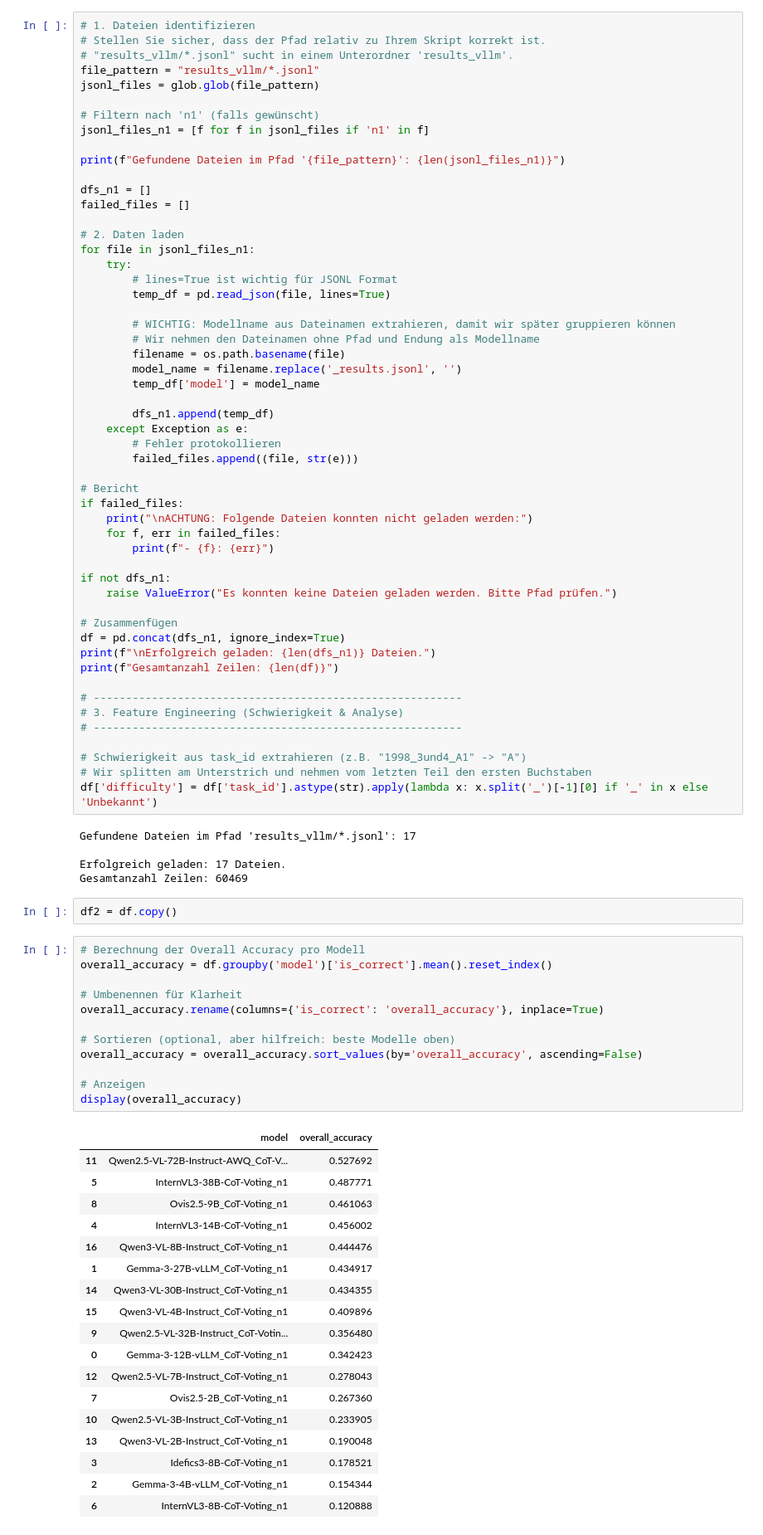
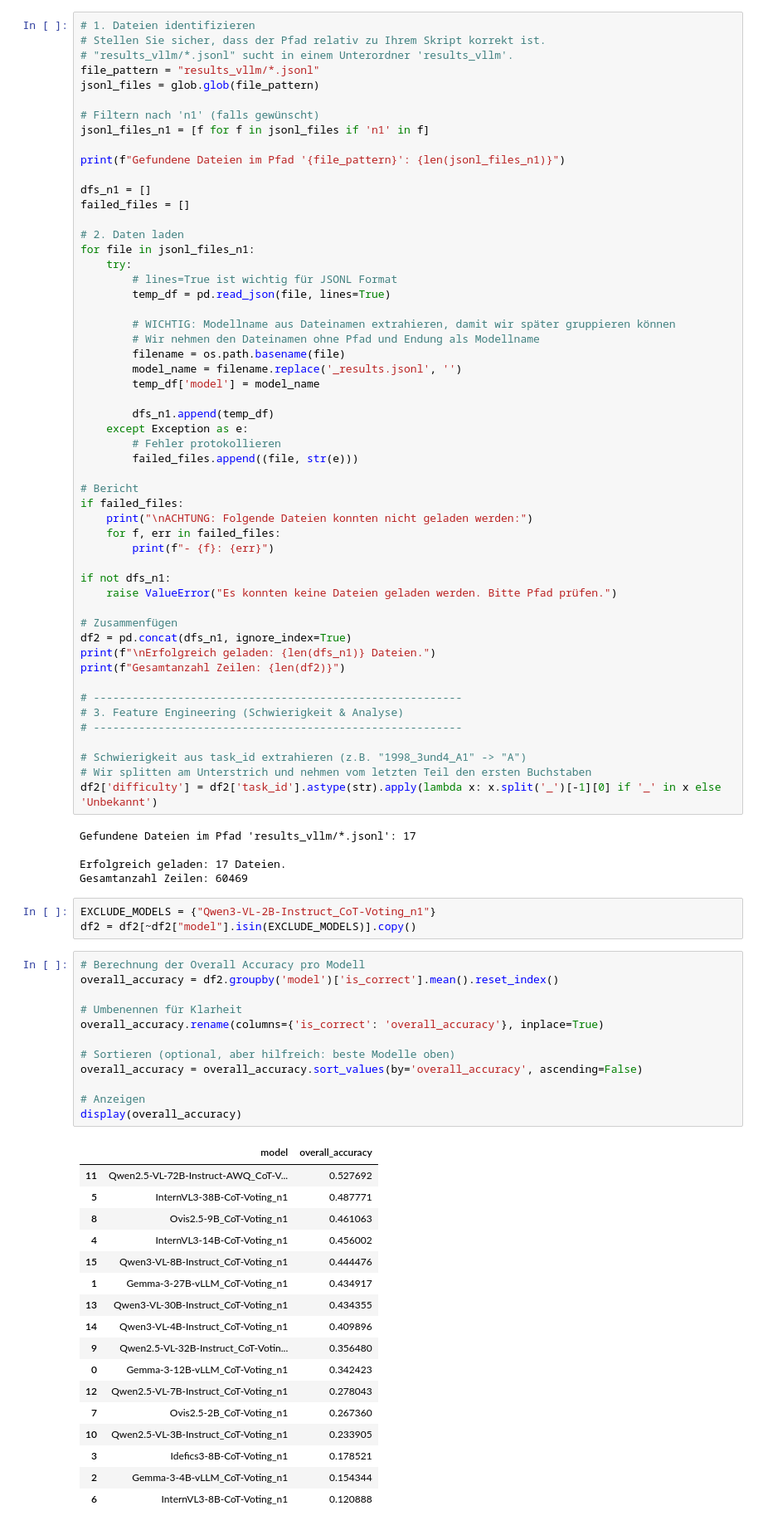
Before and after one commit to hugson-d/studienarbeit_vlm_dfki, a Jupyter notebook: eval_results.ipynb, the cells around one changed output. Shown at 83% size. Cells and saved outputs as stored; diff of their text form.

```diff
--- a/eval_results.ipynb
+++ b/eval_results.ipynb
@@ -972,9 +940,9 @@ if not dfs_n1:
     raise ValueError("Es konnten keine Dateien geladen werden. Bitte Pfad prüfen.")
 
 # Zusammenfügen
-df = pd.concat(dfs_n1, ignore_index=True)
+df2 = pd.concat(dfs_n1, ignore_index=True)
 print(f"\nErfolgreich geladen: {len(dfs_n1)} Dateien.")
-print(f"Gesamtanzahl Zeilen: {len(df)}")
+print(f"Gesamtanzahl Zeilen: {len(df2)}")
 
 # ---------------------------------------------------------
 # 3. Feature Engineering (Schwierigkeit & Analyse)
@@ -982,42 +950,42 @@ print(f"Gesamtanzahl Zeilen: {len(df)}")
 
 # Schwierigkeit aus task_id extrahieren (z.B. "1998_3und4_A1" -> "A")
 # Wir splitten am Unterstrich und nehmen vom letzten Teil den ersten Buchstaben
-df['difficulty'] = df['task_id'].astype(str).apply(lambda x: x.split('_')[-1][0] if '_' in x else 'Unbekannt')
+df2['difficulty'] = df2['task_id'].astype(str).apply(lambda x: x.split('_')[-1][0] if '_' in x else 'Unbekannt')
 # %% [output]
 Gefundene Dateien im Pfad 'results_vllm/*.jsonl': 17
 
 Erfolgreich geladen: 17 Dateien.
 Gesamtanzahl Zeilen: 60469
-# %%
-df2 = df.copy()
+# %%
+EXCLUDE_MODELS = {"Qwen3-VL-2B-Instruct_CoT-Voting_n1"}
+df2 = df2[~df2["model"].isin(EXCLUDE_MODELS)].copy()
 # %%
 # Berechnung der Overall Accuracy pro Modell
-overall_accuracy = df.groupby('model')['is_correct'].mean().reset_index()
+overall_accuracy = df2.groupby('model')['is_correct'].mean().reset_index()
 
 # Umbenennen für Klarheit
 overall_accuracy.rename(columns={'is_correct': 'overall_accuracy'}, inplace=True)
 
 # Sortieren (optional, aber hilfreich: beste Modelle oben)
 overall_accuracy = overall_accuracy.sort_values(by='overall_accuracy', ascending=False)
 
 # Anzeigen
 display(overall_accuracy)
 # %% [output]
 |  | model | overall_accuracy |
 | 11 | Qwen2.5-VL-72B-Instruct-AWQ_CoT-V... | 0.527692 |
 | 5 | InternVL3-38B-CoT-Voting_n1 | 0.487771 |
 | 8 | Ovis2.5-9B_CoT-Voting_n1 | 0.461063 |
 | 4 | InternVL3-14B-CoT-Voting_n1 | 0.456002 |
-| 16 | Qwen3-VL-8B-Instruct_CoT-Voting_n1 | 0.444476 |
+| 15 | Qwen3-VL-8B-Instruct_CoT-Voting_n1 | 0.444476 |
 | 1 | Gemma-3-27B-vLLM_CoT-Voting_n1 | 0.434917 |
-| 14 | Qwen3-VL-30B-Instruct_CoT-Voting_n1 | 0.434355 |
-| 15 | Qwen3-VL-4B-Instruct_CoT-Voting_n1 | 0.409896 |
+| 13 | Qwen3-VL-30B-Instruct_CoT-Voting_n1 | 0.434355 |
+| 14 | Qwen3-VL-4B-Instruct_CoT-Voting_n1 | 0.409896 |
 | 9 | Qwen2.5-VL-32B-Instruct_CoT-Votin... | 0.356480 |
 | 0 | Gemma-3-12B-vLLM_CoT-Voting_n1 | 0.342423 |
 | 12 | Qwen2.5-VL-7B-Instruct_CoT-Voting_n1 | 0.278043 |
 | 7 | Ovis2.5-2B_CoT-Voting_n1 | 0.267360 |
 | 10 | Qwen2.5-VL-3B-Instruct_CoT-Voting_n1 | 0.233905 |
-| 13 | Qwen3-VL-2B-Instruct_CoT-Voting_n1 | 0.190048 |
 | 3 | Idefics3-8B-CoT-Voting_n1 | 0.178521 |
 | 2 | Gemma-3-4B-vLLM_CoT-Voting_n1 | 0.154344 |
 | 6 | InternVL3-8B-CoT-Voting_n1 | 0.120888 |
```
Also changed, not shown: parts of 32 cells of this notebook, 13 other files.
